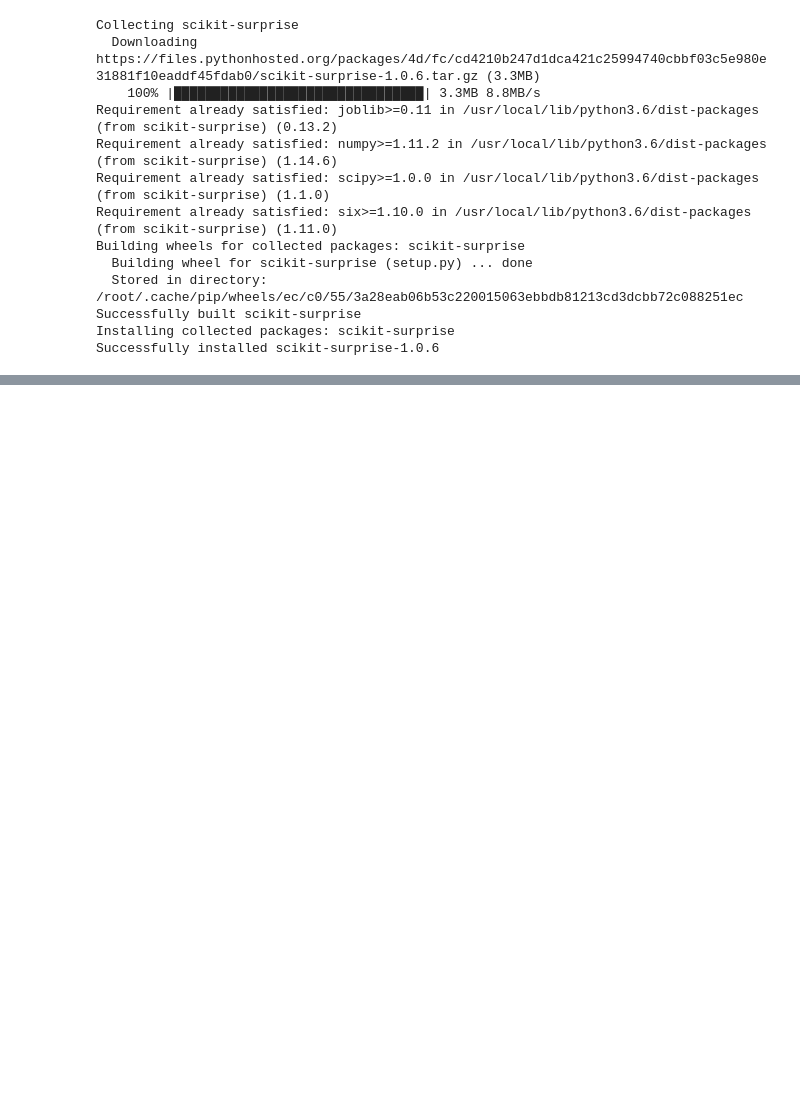
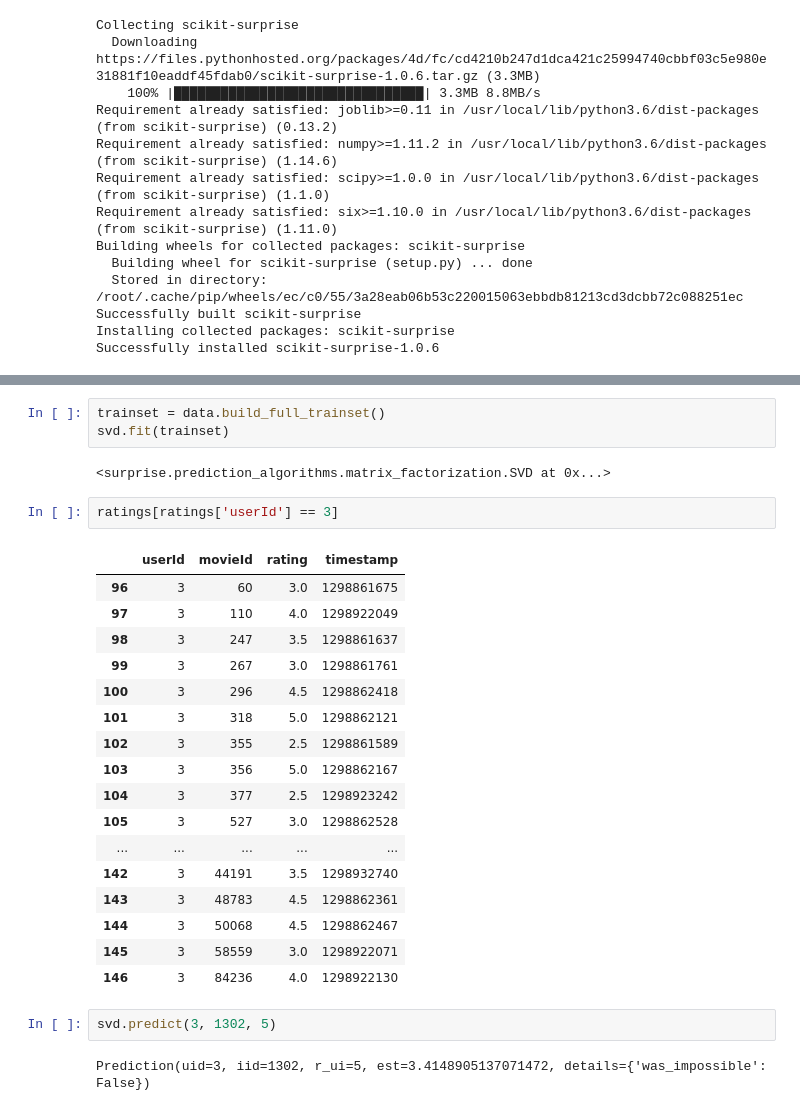
Before and after one commit to redman157/HocML, a Jupyter notebook: Recomendation-basic.ipynb, the cells around one changed output, grey strips where cells are left out. Saved outputs shown, nothing was run; the diff lists cells and outputs as text; blank space fills up the shorter version.

```diff
--- a/Recomendation-basic.ipynb
+++ b/Recomendation-basic.ipynb
@@ -324,0 +343,29 @@ array([  1,   2,   3,   4,   5,   6,   7,   8,   9,  10,  11,  12,  13,
+# %%
+trainset = data.build_full_trainset()
+svd.fit(trainset)
+# %% [output]
+<surprise.prediction_algorithms.matrix_factorization.SVD at 0x...>
+# %%
+ratings[ratings['userId'] == 3]
+# %% [output]
+|  | userId | movieId | rating | timestamp |
+| 96 | 3 | 60 | 3.0 | 1298861675 |
+| 97 | 3 | 110 | 4.0 | 1298922049 |
+| 98 | 3 | 247 | 3.5 | 1298861637 |
+| 99 | 3 | 267 | 3.0 | 1298861761 |
+| 100 | 3 | 296 | 4.5 | 1298862418 |
+| 101 | 3 | 318 | 5.0 | 1298862121 |
+| 102 | 3 | 355 | 2.5 | 1298861589 |
+| 103 | 3 | 356 | 5.0 | 1298862167 |
+| 104 | 3 | 377 | 2.5 | 1298923242 |
+| 105 | 3 | 527 | 3.0 | 1298862528 |
+| ... | ... | ... | ... | ... |
+| 142 | 3 | 44191 | 3.5 | 1298932740 |
+| 143 | 3 | 48783 | 4.5 | 1298862361 |
+| 144 | 3 | 50068 | 4.5 | 1298862467 |
+| 145 | 3 | 58559 | 3.0 | 1298922071 |
+| 146 | 3 | 84236 | 4.0 | 1298922130 |
+# %%
+svd.predict(3, 1302, 5)
+# %% [output]
+Prediction(uid=3, iid=1302, r_ui=5, est=3.4148905137071472, details={'was_impossible': False})
```
Also changed, not shown: parts of 6 cells of this notebook.
